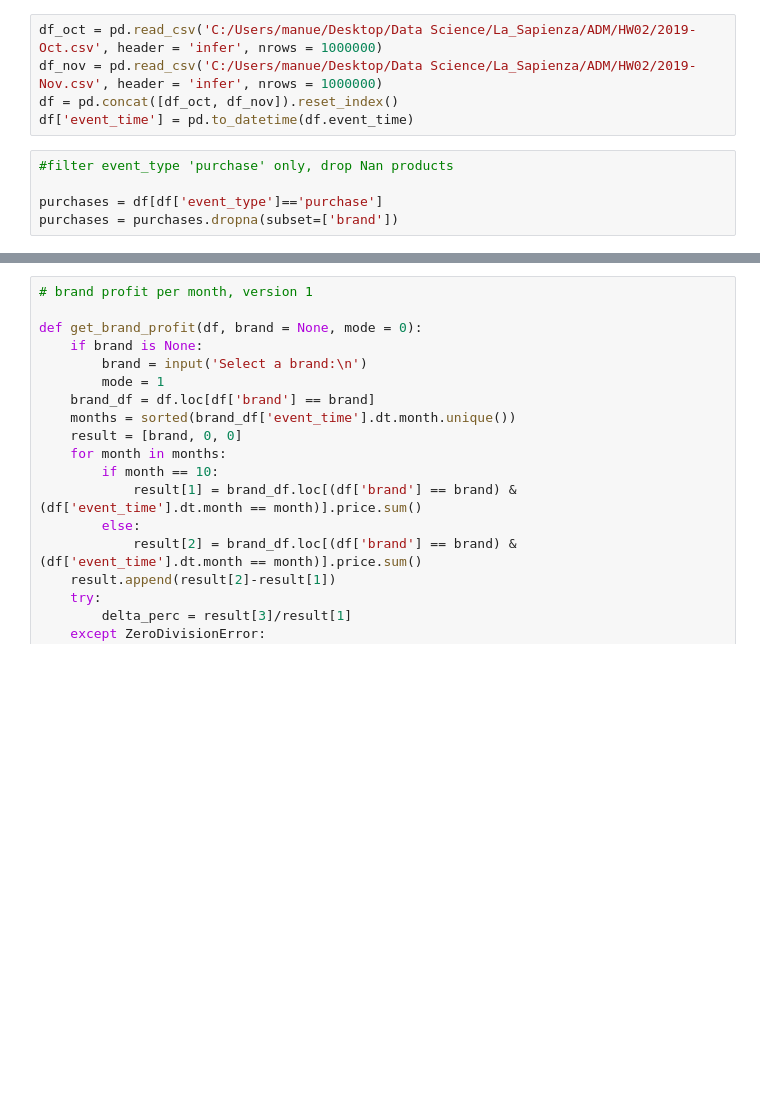
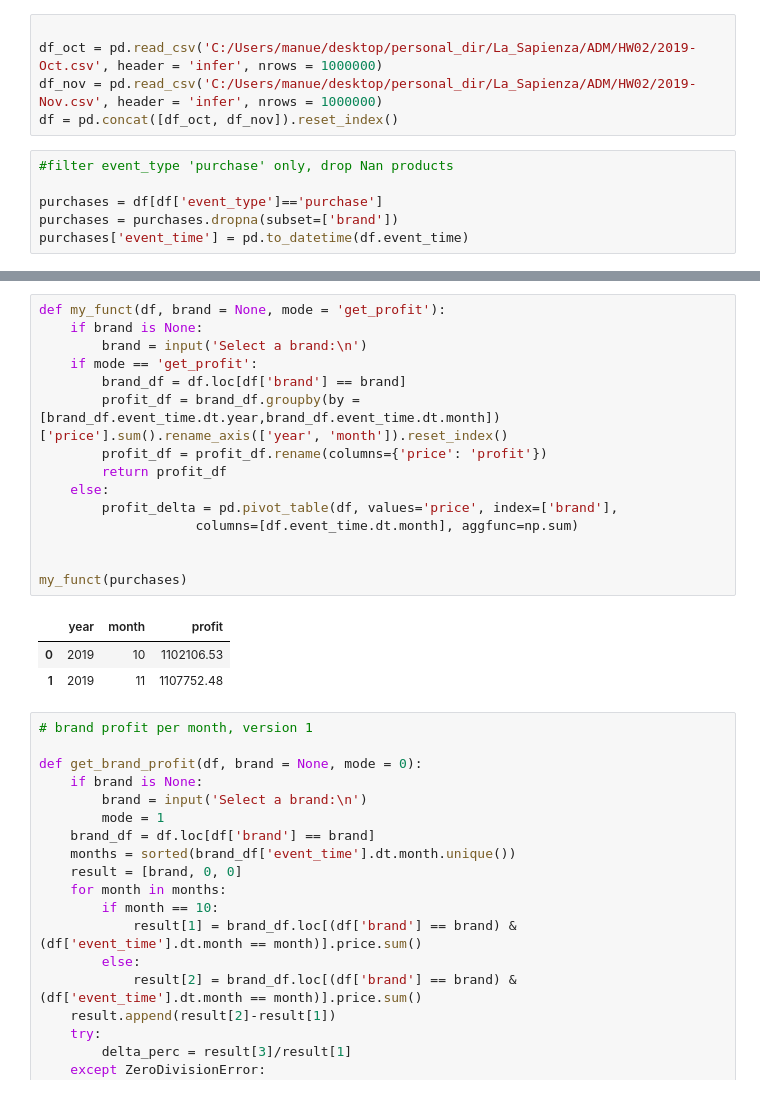
Before and after one commit to domenicocinque/ADM-HW2, a Jupyter notebook: ADM_HW02_RQ4.ipynb, the cells around one changed output, grey strips where cells are left out. Drawn from its saved outputs; the diff is of its cells as text; blank space fills up the shorter version.

Commit message:
get single brand improved, working on deltas

```diff
--- a/ADM_HW02_RQ4.ipynb
+++ b/ADM_HW02_RQ4.ipynb
@@ -5,13 +6,14 @@ import matplotlib.pyplot as plt
 # %%
-df_oct = pd.read_csv('C:/Users/manue/Desktop/Data Science/La_Sapienza/ADM/HW02/2019-Oct.csv', header = 'infer', nrows = 1000000)
-df_nov = pd.read_csv('C:/Users/manue/Desktop/Data Science/La_Sapienza/ADM/HW02/2019-Nov.csv', header = 'infer', nrows = 1000000)
+
+df_oct = pd.read_csv('C:/Users/manue/desktop/personal_dir/La_Sapienza/ADM/HW02/2019-Oct.csv', header = 'infer', nrows = 1000000)
+df_nov = pd.read_csv('C:/Users/manue/desktop/personal_dir/La_Sapienza/ADM/HW02/2019-Nov.csv', header = 'infer', nrows = 1000000)
 df = pd.concat([df_oct, df_nov]).reset_index()
-df['event_time'] = pd.to_datetime(df.event_time)
 # %%
 #filter event_type 'purchase' only, drop Nan products
 
 purchases = df[df['event_type']=='purchase']
 purchases = purchases.dropna(subset=['brand'])
+purchases['event_time'] = pd.to_datetime(df.event_time)
 # %%
 # average price of products
 
@@ -31,3 +33,22 @@ plt.show()
+# %%
+def my_funct(df, brand = None, mode = 'get_profit'):
+    if brand is None:
+        brand = input('Select a brand:\n')
+    if mode == 'get_profit':
+        brand_df = df.loc[df['brand'] == brand]
+        profit_df = brand_df.groupby(by = [brand_df.event_time.dt.year,brand_df.event_time.dt.month])['price'].sum().rename_axis(['year', 'month']).reset_index()
+        profit_df = profit_df.rename(columns={'price': 'profit'})
+        return profit_df
+    else:
+        profit_delta = pd.pivot_table(df, values='price', index=['brand'],
+                    columns=[df.event_time.dt.month], aggfunc=np.sum)
+
+
+my_funct(purchases)
+# %% [output]
+|  | year | month | profit |
+| 0 | 2019 | 10 | 1102106.53 |
+| 1 | 2019 | 11 | 1107752.48 |
 # %%
 # brand profit per month, version 1
 
```
Also changed, not shown: parts of 2 cells of this notebook.
